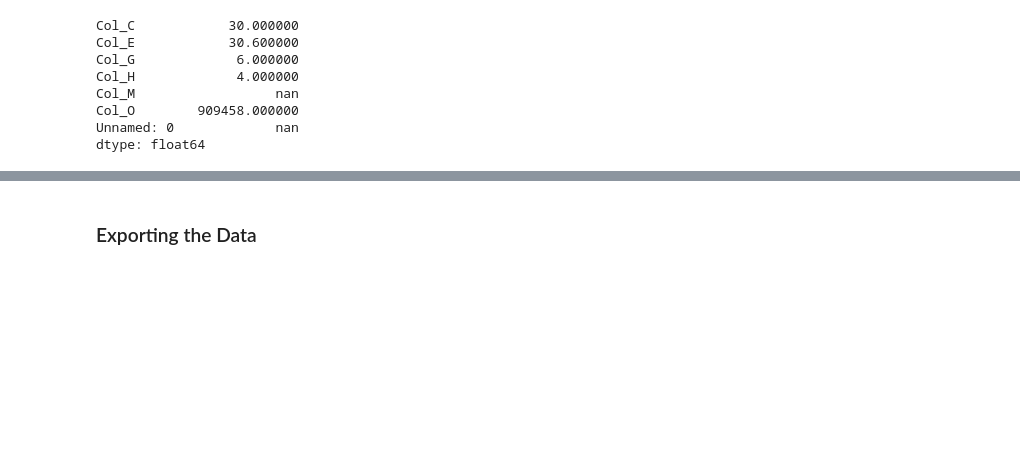
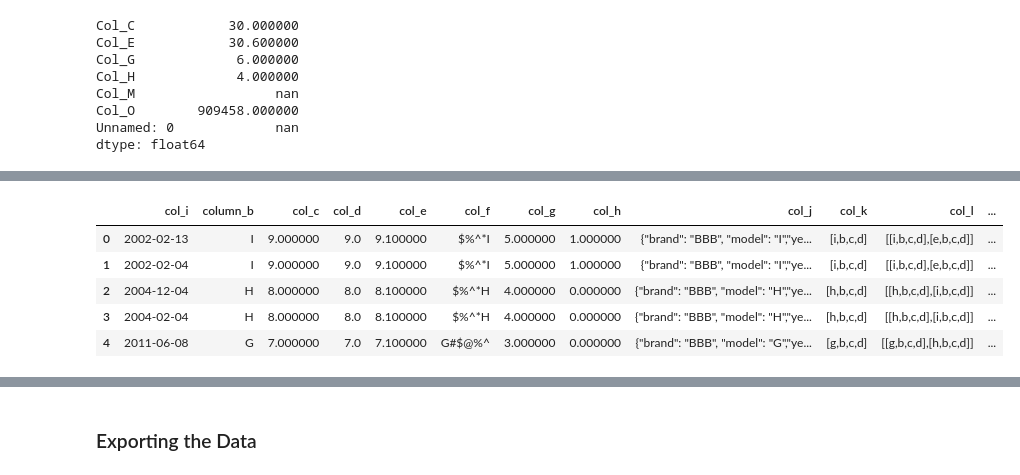
Before and after one commit to Ryan-Ashton/Exploratory_Data_Analysis, a Jupyter notebook: Data Cleaning Personal Cheat Sheet.ipynb, the cells around one changed output, grey strips where cells are left out. Saved outputs shown, nothing was run; the diff lists cells and outputs as text; code cells hidden in the pictures; blank space fills up the shorter version.

```diff
--- a/Data Cleaning Personal Cheat Sheet.ipynb
+++ b/Data Cleaning Personal Cheat Sheet.ipynb
@@ -1749,0 +1741,11 @@ df.head()
+# %%
+df = df.drop(['rolling_sum',
+              'rolling_sum_backfill',
+              'map_function',
+              'condition',
+              'A','B','cum_sum_col_o',
+              'condition_on_e_g_h',
+              'to_be_filtered',
+              'maximum'], axis=1)
+
+df.head()
@@ -1750,7 +1759,8 @@ df.head()
 # %%
-## Drop duplicates
-# df = df.drop_duplicates(keep= 'first')
+# Drop duplicates
 
+print(df.shape)
 
+df = df.drop_duplicates(keep= 'first')
 
-#print('There were %i lines removed' %rmv_len)
+print(df.shape)
@@ -1788,0 +1778,6 @@ df.head()
+# %%
+#Pre-Process Data -> Create binary data
+
+df['binary'] = np.where(df['column_a']=='LuxAAAAAAAAAAA', 1, 0)
+
+df.head()
@@ -1789,10 +1791,19 @@ df.head()
 # %%
-#Pre-Process Data
+#Pre-Process Data - Turn categorical data into columns of binary
 
 
-#ToT = pd.get_dummies(df["Type of Travel"], prefix='Type of Travel: ')
-#Cls = pd.get_dummies(df.Class, prefix='Class : ')
+conv_columna = pd.get_dummies(df["column_a"], prefix='I am converting column_a: ')
+conv_col_q = pd.get_dummies(df.col_q, prefix='I am converting col_q : ')
 
-#df = pd.concat([df, ToT, Cls],axis=1)
+df = pd.concat([df, conv_columna, conv_col_q], axis=1)
 
-#df.drop(['Type of Travel', 'Class','id'], axis=1, inplace=True)
+df.drop(['column_a', 'col_q'], axis=1, inplace=True)
+
+df.head()
+# %% [output]
+|  | col_i | column_b | col_c | col_d | col_e | col_f | col_g | col_h | col_j | col_k | col_l | ... |
+| 0 | 2002-02-13 | I | 9.000000 | 9.0 | 9.100000 | $%^*I | 5.000000 | 1.000000 | {"brand": "BBB", "model": "I","ye... | [i,b,c,d] | [[i,b,c,d],[e,b,c,d]] | ... |
+| 1 | 2002-02-04 | I | 9.000000 | 9.0 | 9.100000 | $%^*I | 5.000000 | 1.000000 | {"brand": "BBB", "model": "I","ye... | [i,b,c,d] | [[i,b,c,d],[e,b,c,d]] | ... |
+| 2 | 2004-12-04 | H | 8.000000 | 8.0 | 8.100000 | $%^*H | 4.000000 | 0.000000 | {"brand": "BBB", "model": "H","ye... | [h,b,c,d] | [[h,b,c,d],[i,b,c,d]] | ... |
+| 3 | 2004-02-04 | H | 8.000000 | 8.0 | 8.100000 | $%^*H | 4.000000 | 0.000000 | {"brand": "BBB", "model": "H","ye... | [h,b,c,d] | [[h,b,c,d],[i,b,c,d]] | ... |
+| 4 | 2011-06-08 | G | 7.000000 | 7.0 | 7.100000 | G#$@%^ | 3.000000 | 0.000000 | {"brand": "BBB", "model": "G","ye... | [g,b,c,d] | [[g,b,c,d],[h,b,c,d]] | ... |
```
Also changed, not shown: parts of 21 cells of this notebook.
